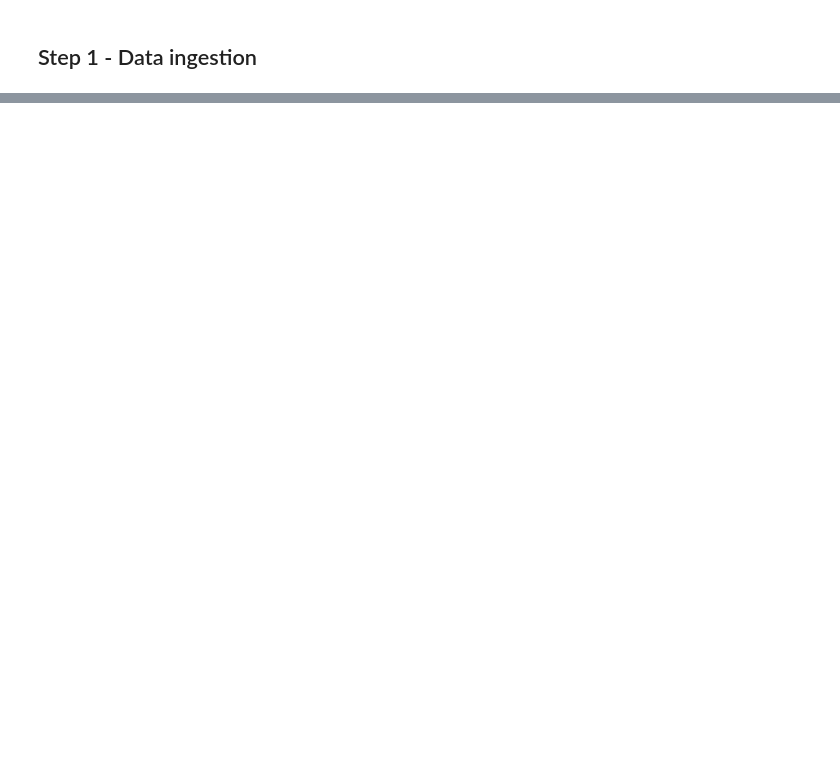
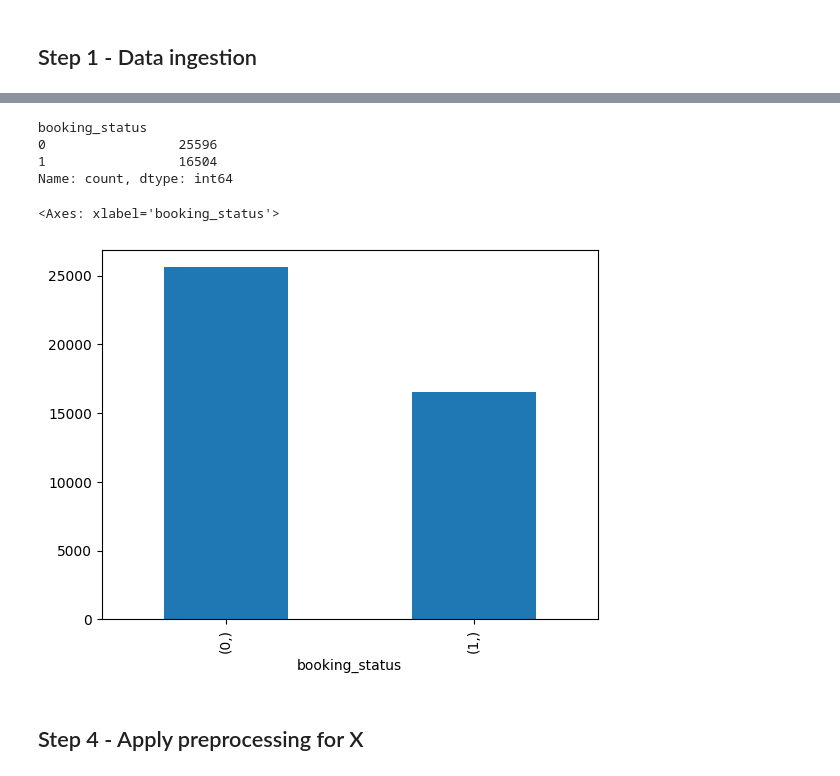
Before and after one commit to ask350/Machine-Learning, a Jupyter notebook: 12 XGBoost/xgboost.ipynb, the cells around one changed output, grey strips where cells are left out. Drawn from its saved outputs; the diff is of its cells as text; code cells hidden in the pictures; blank space fills up the shorter version.

```diff
--- a/12 XGBoost/xgboost.ipynb
+++ b/12 XGBoost/xgboost.ipynb
@@ -31,4 +35,5 @@ filterwarnings("ignore")
 ## Step 1 - Data ingestion
 # %%
 import pandas as pd
-df =
+df = pd.read_csv("train_booking.csv")
+df.head()
@@ -34,0 +102,3 @@ df =
+# %%
+X = df.drop(columns=["id", "booking_status"])
+Y = df[["booking_status"]]
@@ -34,0 +127,14 @@ df =
+# %%
+Y.value_counts()
+# %% [output]
+booking_status
+0                 25596
+1                 16504
+Name: count, dtype: int64
+# %%
+Y.value_counts().plot(kind="bar")
+# %% [output]
+<Axes: xlabel='booking_status'>
+[figure, added]
+# %% [markdown]
+## Step 4 - Apply preprocessing for X
```
Also changed, not shown: parts of 58 cells of this notebook, 3 other files.
